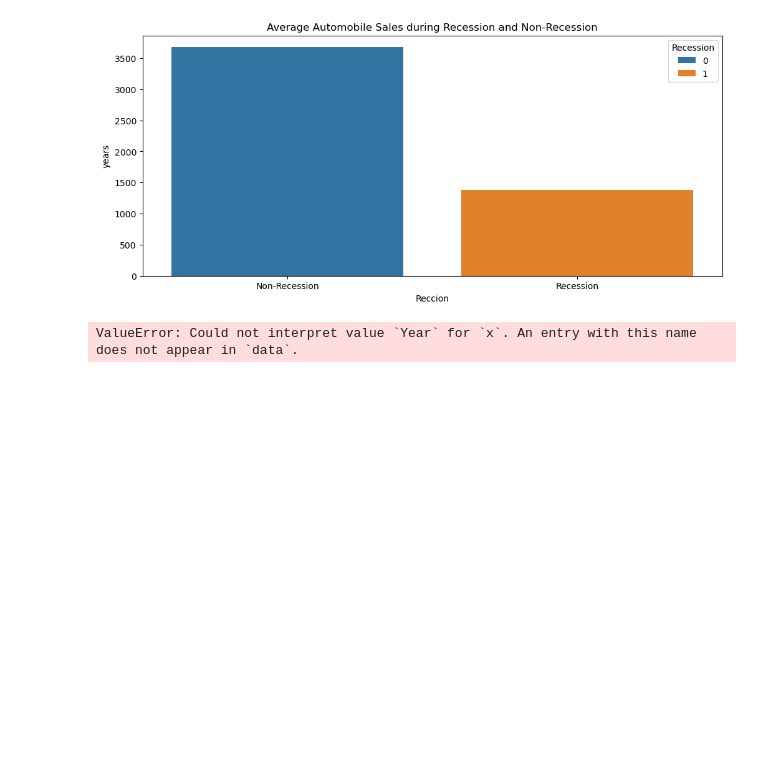
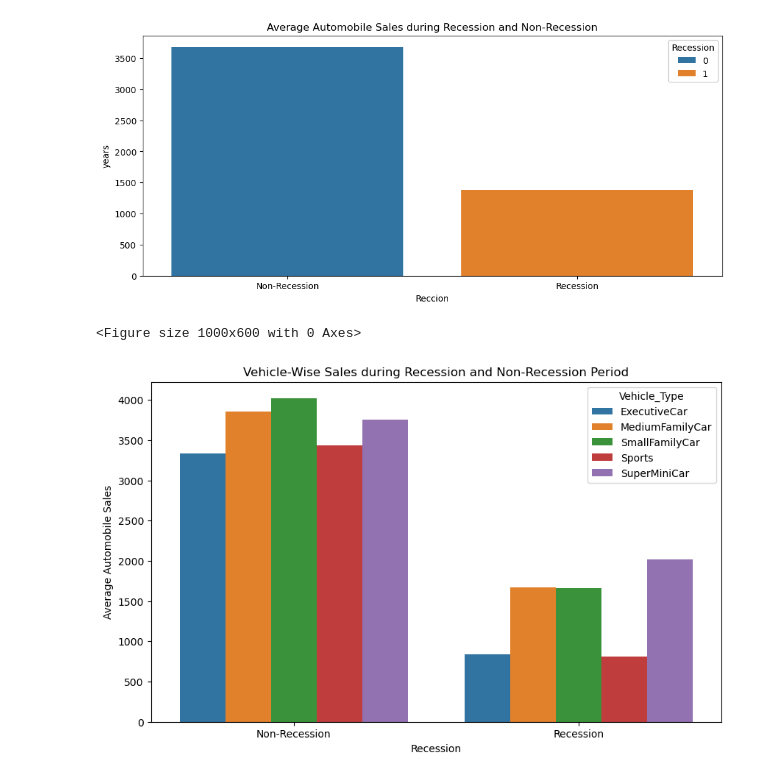
Before and after one commit to CyberWol-12/Data_Visualization_with_Python, a Jupyter notebook: data_visualizataion_with_python/major_project2.ipynb, the cells around one changed output. Drawn from its saved outputs; the diff is of its cells as text; code cells hidden in the pictures; blank space fills up the shorter version.

Commit message:
visualization

```diff
--- a/data_visualizataion_with_python/major_project2.ipynb
+++ b/data_visualizataion_with_python/major_project2.ipynb
@@ -108,14 +108,25 @@ plt.show()
 # %% [output]
 [figure]
 # %%
-grouped_df = df.groupby('Recession')['Automobile_Sales'].mean().reset_index()
+# Group data by Recession and Vehicle Type
+grouped_df = df.groupby(['Recession', 'Vehicle_Type'])['Automobile_Sales'].mean().reset_index()
+
+# Create the grouped bar chart
 plt.figure(figsize=(10, 6))
-sns.barplot(x='Year', y='Automobile_Sales', hue='Vehicle_Type', data=grouped_df)
+
+sns.barplot(
+    x='Recession',
+    y='Automobile_Sales',
+    hue='Vehicle_Type',
+    data=grouped_df
+)
+
 plt.xticks(ticks=[0, 1], labels=['Non-Recession', 'Recession'])
-plt.xlabel('Automobile_Sales')
-plt.ylabel('Year')
+plt.xlabel('Recession')
+plt.ylabel('Average Automobile Sales')
 plt.title('Vehicle-Wise Sales during Recession and Non-Recession Period')
 
 plt.show()
 # %% [output]
-ValueError: Could not interpret value `Year` for `x`. An entry with this name does not appear in `data`.
+<Figure size 1000x600 with 0 Axes>
+[figure, added]
```
Also changed, not shown: parts of 2 cells of this notebook.
